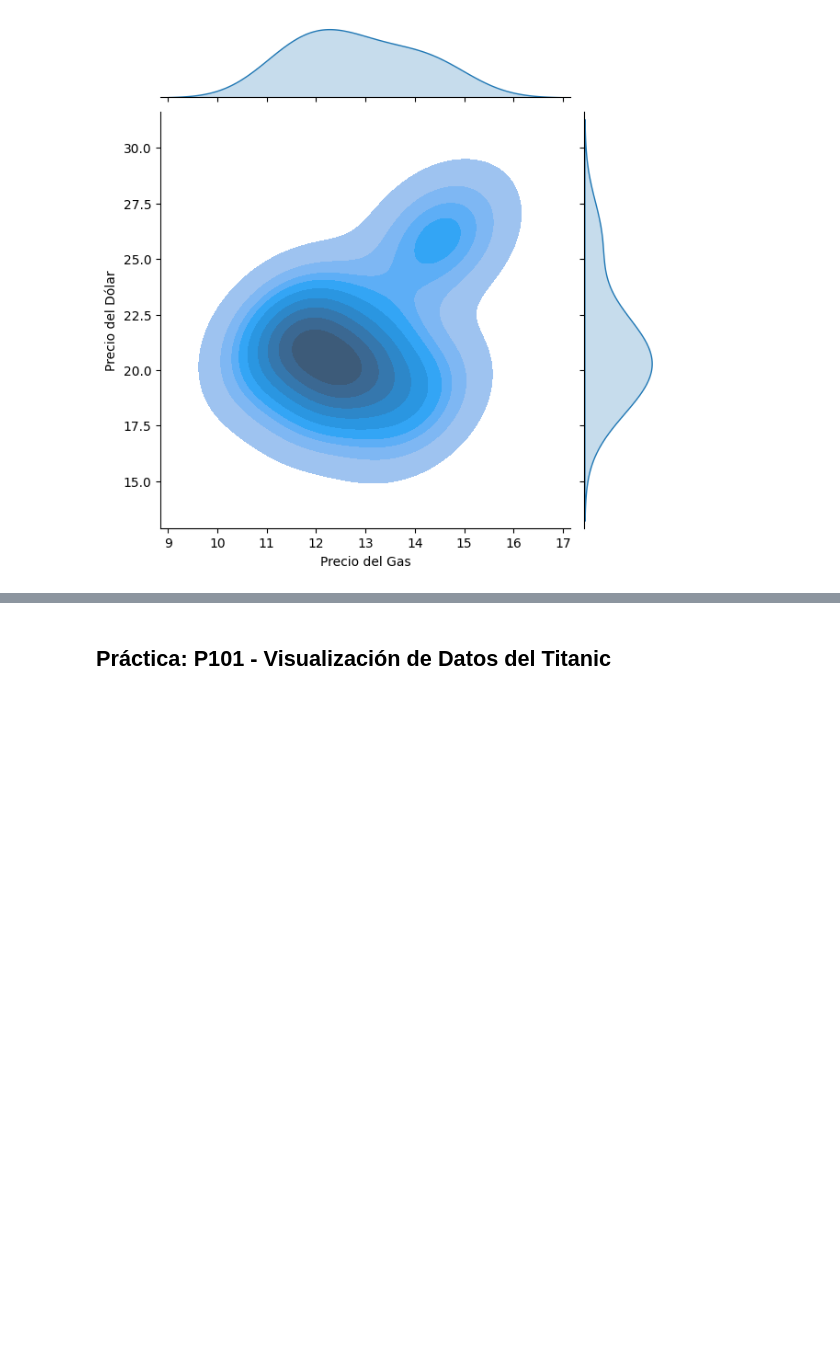
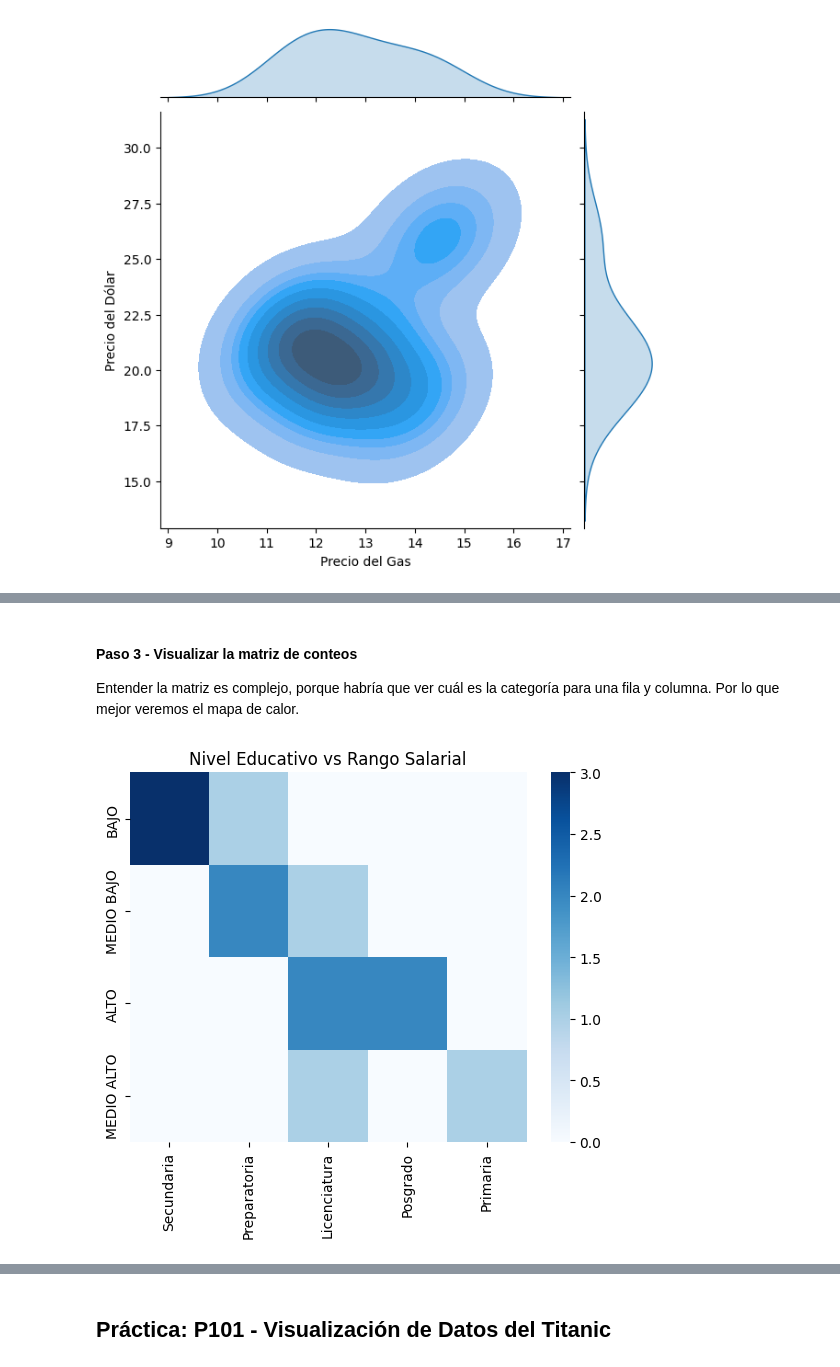
Before and after one commit to dragonnomada/pycien-2023, a Jupyter notebook: C103.ipynb, the cells around one changed output, grey strips where cells are left out. Drawn from its saved outputs; the diff is of its cells as text; code cells hidden in the pictures; blank space fills up the shorter version.

```diff
--- a/C103.ipynb
+++ b/C103.ipynb
@@ -400,0 +560,16 @@ Crea dos ejes continuos, por ejemplo, número de hijos y número de hijas y visu
+# %% [markdown]
+#### Paso 3 - Visualizar la matriz de conteos
+
+Entender la matriz es complejo, porque habría que ver cuál es la categoría para una fila y columna. Por lo que mejor veremos el mapa de calor.
+# %%
+import seaborn as sns
+import matplotlib.pyplot as plt
+
+sns.heatmap(matriz.T, xticklabels=labels1, yticklabels=labels3,
+            cmap="Blues")
+
+plt.title("Nivel Educativo vs Rango Salarial")
+
+plt.show()
+# %% [output]
+[figure, added]
```
Also changed, not shown: parts of 17 cells of this notebook.
